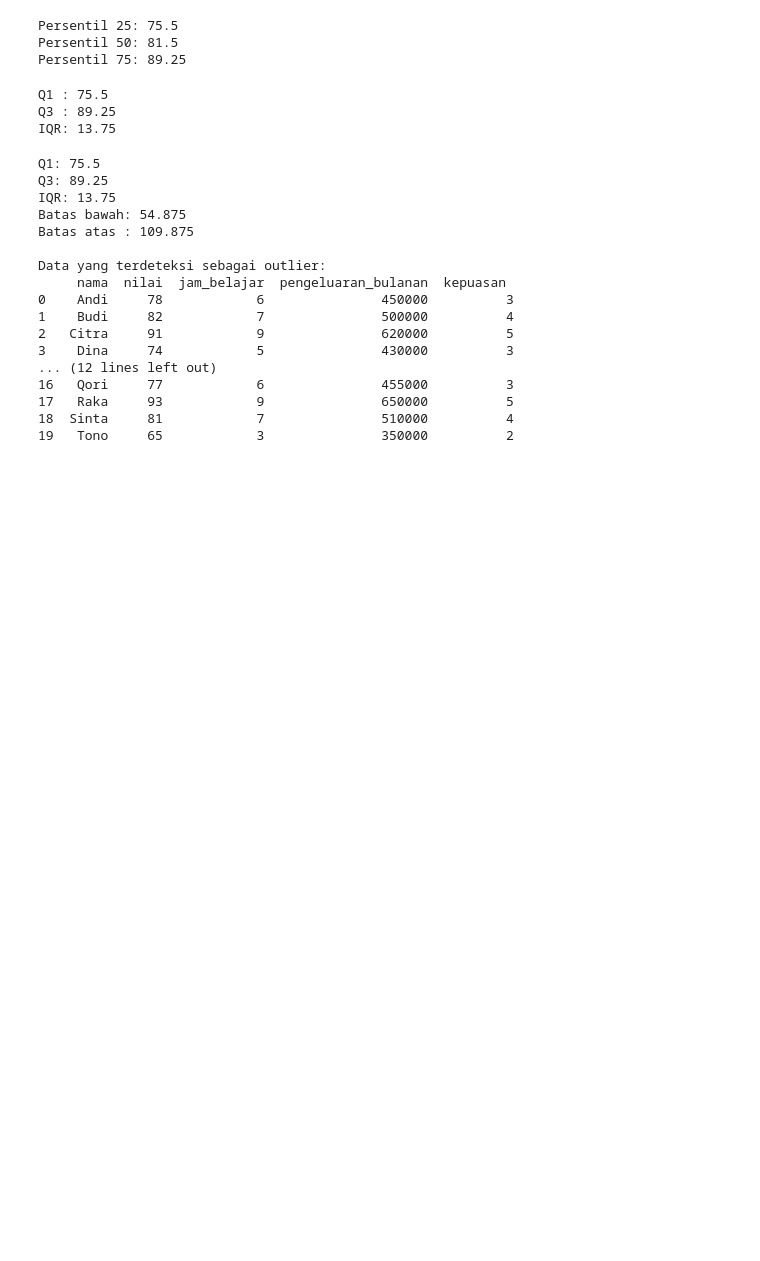
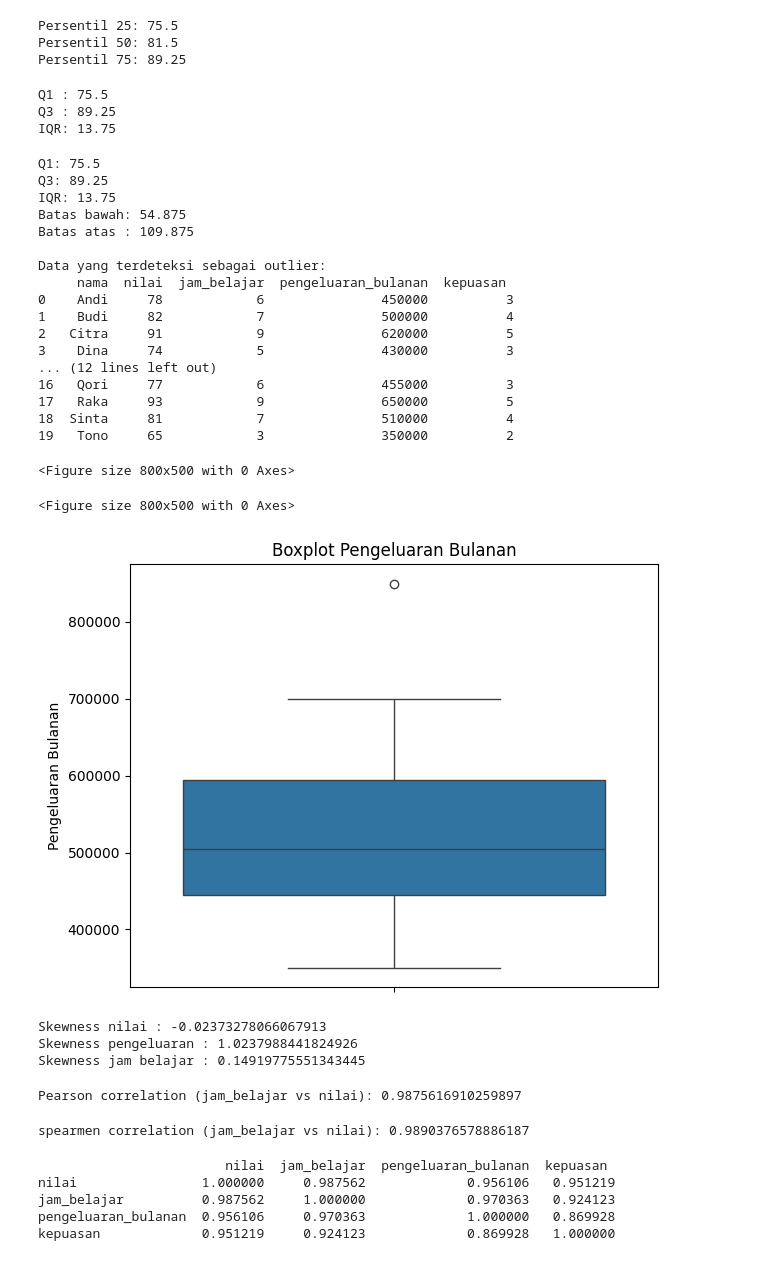
Before and after one commit to yandri918/belajar_machine_learning_buku_ONNO-W-Purba, a Jupyter notebook: 26Maret.ipynb, the cells around one changed output. Drawn from its saved outputs; the diff is of its cells as text; code cells hidden in the pictures; blank space fills up the shorter version.

```diff
--- a/26Maret.ipynb
+++ b/26Maret.ipynb
@@ -168,3 +168,36 @@ Data yang terdeteksi sebagai outlier:
 import pandas as pd
 import matplotlib.pyplot as plt
 import seaborn as sns
+# %%
+df = pd.read_csv("statistik_mahasiswa.csv")
+# %%
+plt.figure(figsize=(8, 5))
+# %% [output]
+<Figure size 800x500 with 0 Axes>
+<Figure size 800x500 with 0 Axes>
+# %%
+sns.boxplot(y=df["pengeluaran_bulanan"])
+plt.title("Boxplot Pengeluaran Bulanan")
+plt.ylabel("Pengeluaran Bulanan")
+plt.tight_layout()
+plt.show()
+# %% [output]
+[figure, added]
+# %%
+print("Skewness nilai :", df["nilai"].skew())
+print("Skewness pengeluaran :", df["pengeluaran_bulanan"].skew())
+print("Skewness jam belajar :", df["jam_belajar"].skew())
+# %% [output]
+Skewness nilai : -0.02373278066067913
+Skewness pengeluaran : 1.0237988441824926
+Skewness jam belajar : 0.14919775551343445
+# %%
+pearson_corr = df["jam_belajar"].corr(df["nilai"],method="pearson")
+print("Pearson correlation (jam_belajar vs nilai):", pearson_corr)
+# %% [output]
+Pearson correlation (jam_belajar vs nilai): 0.9875616910259897
+# %%
+spearmen_corr = df["jam_belajar"].corr(df["nilai"],method="spearman")
+print("spearmen correlation (jam_belajar vs nilai):", spearmen_corr)
+# %% [output]
+spearmen correlation (jam_belajar vs nilai): 0.9890376578886187
@@ -170,0 +212,8 @@ import seaborn as sns
+# %%
+print(corr_matrix)
+# %% [output]
+                        nilai  jam_belajar  pengeluaran_bulanan  kepuasan
+nilai                1.000000     0.987562             0.956106   0.951219
+jam_belajar          0.987562     1.000000             0.970363   0.924123
+pengeluaran_bulanan  0.956106     0.970363             1.000000   0.869928
+kepuasan             0.951219     0.924123             0.869928   1.000000
```
Also changed, not shown: parts of 57 cells of this notebook.
